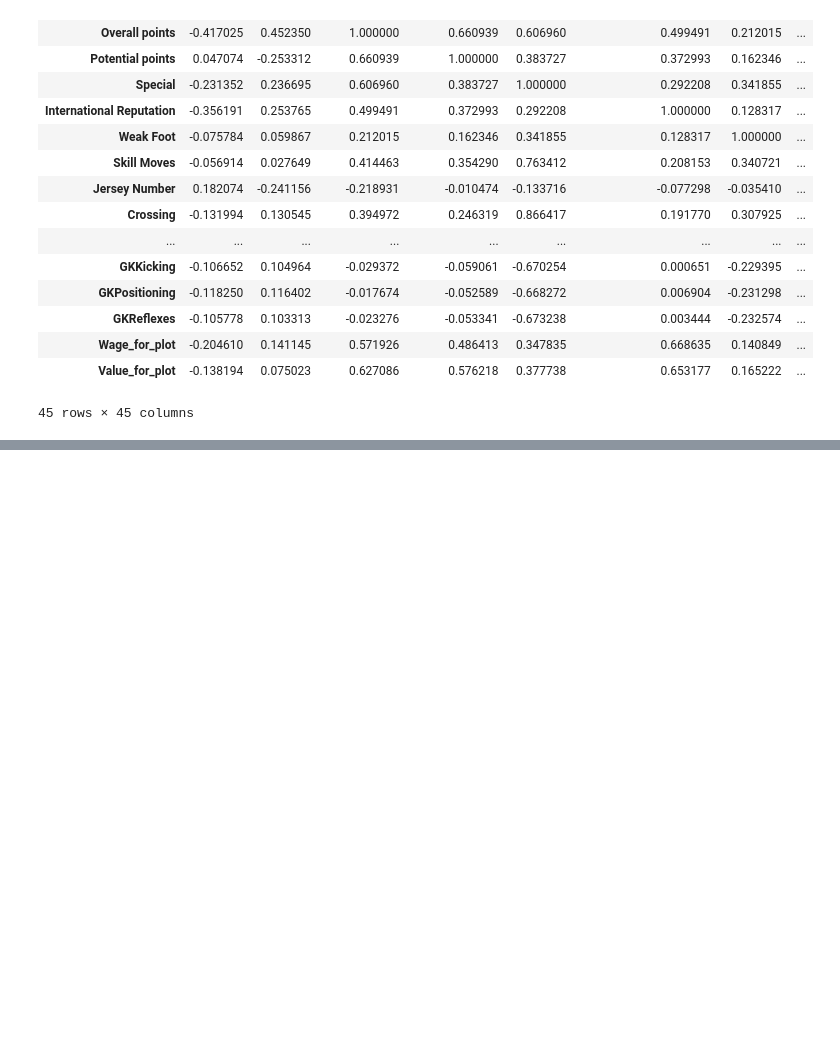
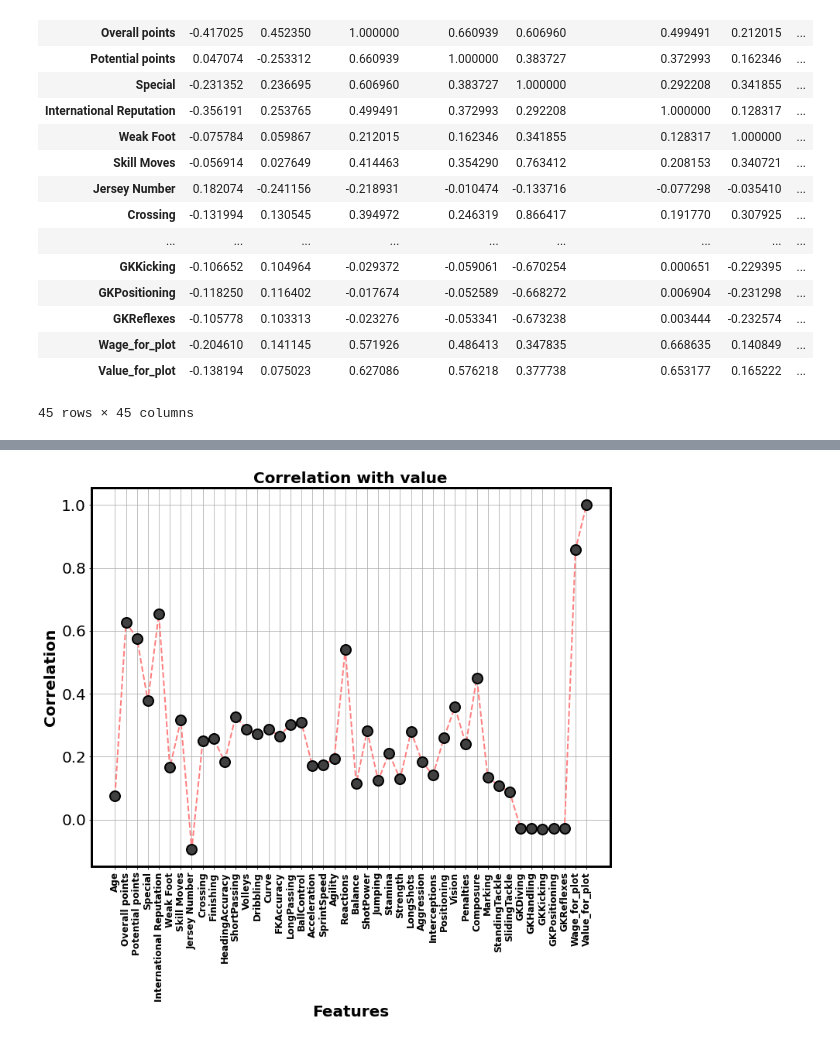
Before and after one commit to souticksaha21/Data_Science_Projects, a Jupyter notebook: FIFA_2019.ipynb, the cells around one changed output, grey strips where cells are left out. Saved outputs shown, nothing was run; the diff lists cells and outputs as text; code cells hidden in the pictures; blank space fills up the shorter version.

```diff
--- a/FIFA_2019.ipynb
+++ b/FIFA_2019.ipynb
@@ -765,0 +766,19 @@ plt.show()
+# %%
+c1=[0.25, 0.25, 0.25] #new color 2
+c2=[1, 0.5, 0.5] #new color 2
+plt.plot(correlv,'o--', markersize=13, markerfacecolor=c1,markeredgewidth=2,  markeredgecolor='k', linewidth=2, color=c2)
+ax = plt.gca()
+plt.xticks(rotation=90,fontsize=12, fontweight='bold')
+plt.xlabel("Features", fontsize=20, fontweight='bold')
+plt.ylabel("Correlation", fontsize=20, fontweight='bold')
+plt.title("Correlation with value", fontsize=20, fontweight='bold')
+plt.yticks(fontsize=20)
+for axis in ['top','bottom','left','right']:
+  ax.spines[axis].set_linewidth(3)
+plt.grid()
+plt.gcf().set_size_inches(12, 9)
+#plt.rcParams["figure.figsize"] = plt.rcParamsDefault["figure.figsize"]
+plt.savefig('FIFA_19_correlation_with_value.png')
+plt.show()
+# %% [output]
+[figure, added]
```
Also changed, not shown: parts of 36 cells of this notebook.
